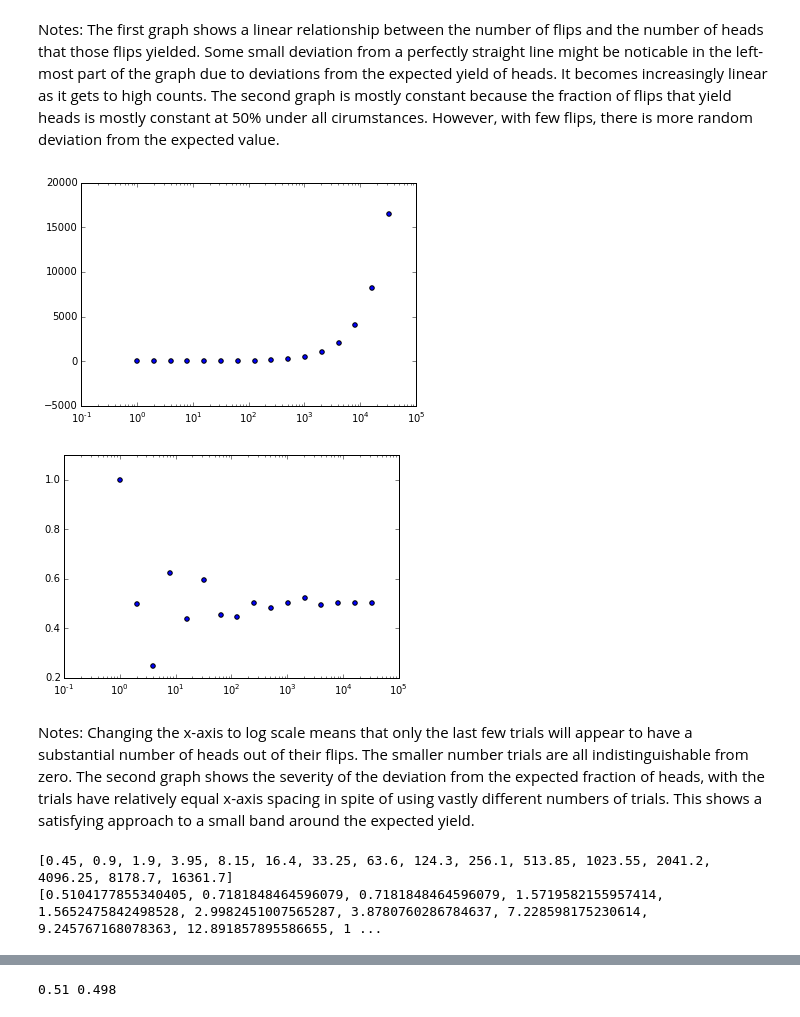
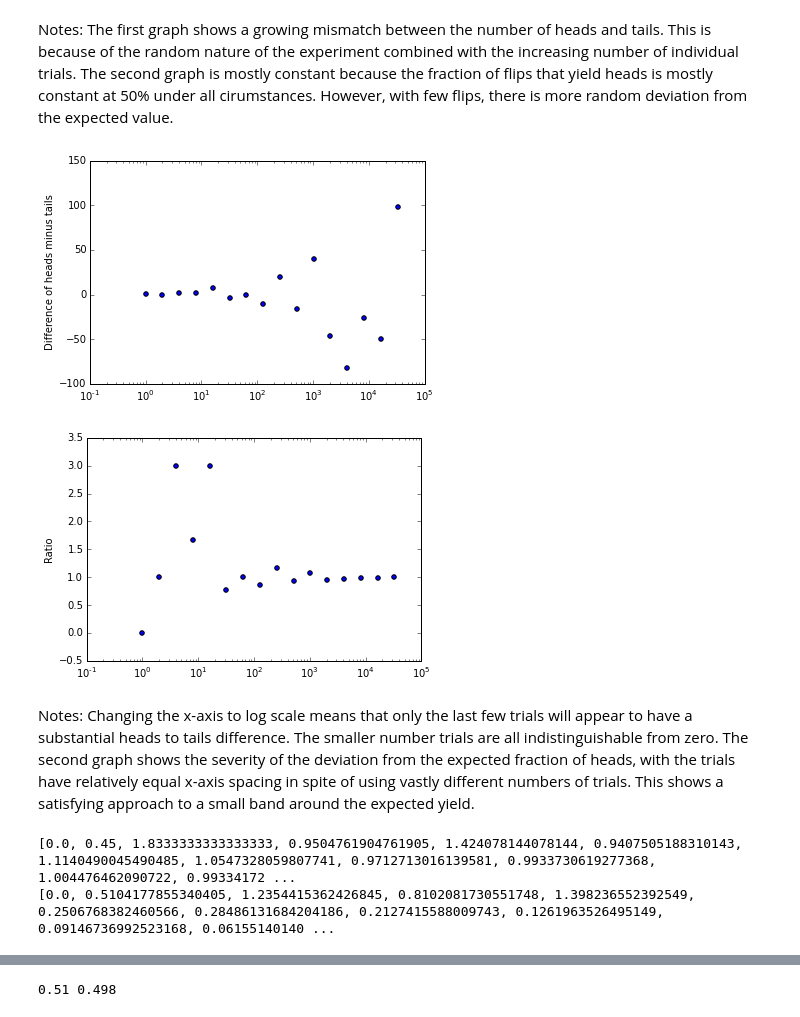
Before and after one commit to AlanCoding/charting-coin-flips, a Jupyter notebook: Coin_Flipping.ipynb, the cells around one changed output, grey strips where cells are left out. Saved outputs shown, nothing was run; the diff lists cells and outputs as text; code cells hidden in the pictures.

Commit message:
Corrected heads count to head-tails ratio

```diff
--- a/Coin_Flipping.ipynb
+++ b/Coin_Flipping.ipynb
@@ -2,6 +2,7 @@
 import random
 # %%
 def flip_coin():
+    '''50% chance of returning true, likewise for false'''
     if random.random() > 0.5:
         return True
     else:
@@ -13,5 +16,11 @@ print([flip_coin() for i in range(10)]) # Test it out
+# %%
+def diff_ht(heads, total):
+    '''Count of Heads minus Tails given heads count and total flips'''
+    tails = total - heads
+    return heads - tails
 # %%
 def sim_flip(n=16):
+    '''Simulation of coin flip, going in bins of 2^n, default to running 16'''
     record = [0 for j in range(n)]
     for j in range(n):
         for i in range(2**j):
@@ -29,12 +38,13 @@ import matplotlib.pyplot as plt
 heads = sim_flip()
 n = len(heads)
 flips = [2**j for j in range(n)]
-heads_ratio = [heads[j]/flips[j] for j in range(n)]
+difference = [diff_ht(heads[j], flips[j]) for j in range(n)]
+heads_ratio = [heads[j]/(flips[j]-heads[j]) if flips[j]-heads[j]!=0 else 0 for j in range(n)]
 
-plt.plot(flips, heads, label="gross counts")
-plt.ylabel("gross count")
+plt.plot(flips, difference, label="gross counts")
+plt.ylabel("Difference of heads minus tails")
 plt.show()
 plt.plot(flips, heads_ratio, label="heads-tails ratio")
-plt.ylabel("ratio")
+plt.ylabel("Ratio")
 plt.show()
 # %% [output]
@@ -43,22 +53,22 @@ plt.show()
 # %% [markdown]
 Notes:
-The first graph shows a linear relationship between the number of flips and the number of heads that those flips yielded. Some small deviation from a perfectly straight line might be noticable in the left-most part of the graph due to deviations from the expected yield of heads. It becomes increasingly linear as it gets to high counts.
+The first graph shows a growing mismatch between the number of heads and tails. This is because of the random nature of the experiment combined with the increasing number of individual trials.
 The second graph is mostly constant because the fraction of flips that yield heads is mostly constant at 50% under all cirumstances. However, with few flips, there is more random deviation from the expected value.
 # %%
-plt.scatter(flips, heads, label="gross counts")
-plt.ylabel("gross count")
+plt.scatter(flips, difference, label="gross counts")
+plt.ylabel("Difference of heads minus tails")
 plt.xscale("log")
 plt.show()
 plt.scatter(flips, heads_ratio, label="heads-tails ratio")
-plt.ylabel("ratio")
+plt.ylabel("Ratio")
 plt.xscale("log")
 plt.show()
 # %% [output]
-[figure, old version]
+[figure, new version]
-[figure, old version]
+[figure, new version]
 # %% [markdown]
 Notes:
-Changing the x-axis to log scale means that only the last few trials will appear to have a substantial number of heads out of their flips. The smaller number trials are all indistinguishable from zero.
+Changing the x-axis to log scale means that only the last few trials will appear to have a substantial heads to tails difference. The smaller number trials are all indistinguishable from zero.
 The second graph shows the severity of the deviation from the expected fraction of heads, with the trials have relatively equal x-axis spacing in spite of using vastly different numbers of trials. This shows a satisfying approach to a small band around the expected yield.
 # %%
 import statistics as st
@@ -67,7 +77,10 @@ trial_set = [[] for j in range(16)]
 for k in range(20):
     heads = sim_flip()
     for j in range(16):
-        trial_set[j].append(heads[j])
+        if heads[j] == 2**j:
+            trial_set[j].append(0)
+        else:
+            trial_set[j].append(heads[j]/(2**j - heads[j])) # ratio of heads to tails
 trial_means = []
 trial_stds = []
 for j in range(16):
@@ -77,8 +90,8 @@ for j in range(16):
 print(trial_means)
 print(trial_stds)
 # %% [output]
-[0.45, 0.9, 1.9, 3.95, 8.15, 16.4, 33.25, 63.6, 124.3, 256.1, 513.85, 1023.55, 2041.2, 4096.25, 8178.7, 16361.7]
-[0.5104177855340405, 0.7181848464596079, 0.7181848464596079, 1.5719582155957414, 1.5652475842498528, 2.9982451007565287, 3.8780760286784637, 7.228598175230614, 9.245767168078363, 12.891857895586655, 1 ...
+[0.0, 0.45, 1.8333333333333333, 0.9504761904761905, 1.424078144078144, 0.9407505188310143, 1.1140490045490485, 1.0547328059807741, 0.9712713016139581, 0.9933730619277368, 1.004476462090722, 0.99334172 ...
+[0.0, 0.5104177855340405, 1.2354415362426845, 0.8102081730551748, 1.398236552392549, 0.2506768382460566, 0.28486131684204186, 0.2127415588009743, 0.1261963526495149, 0.09146736992523168, 0.06155140140 ...
 # %%
 plt.scatter(flips, trial_means, label="gross counts")
 plt.xscale("log")
```
Also changed, not shown: parts of 7 cells of this notebook, 1 other file.
